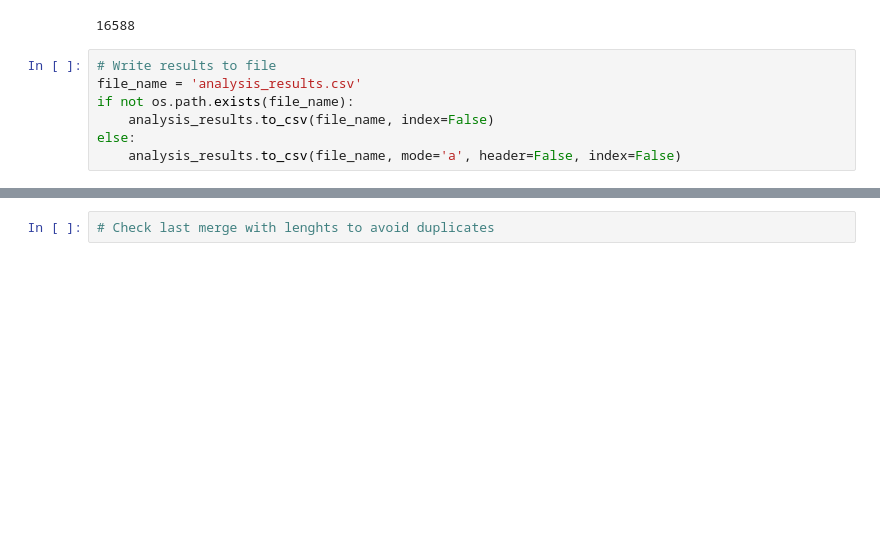
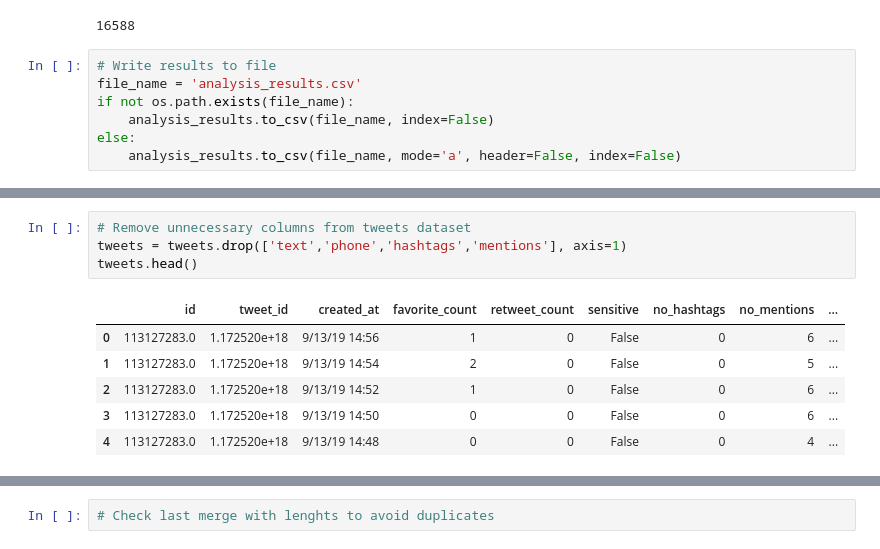
Before and after one commit to cpenalozag/TwitterNetwork, a Jupyter notebook: DataPreparation.ipynb, the cells around one changed output, grey strips where cells are left out. Drawn from its saved outputs; the diff is of its cells as text; blank space fills up the shorter version.

```diff
--- a/DataPreparation.ipynb
+++ b/DataPreparation.ipynb
@@ -325,0 +370,11 @@ else:
+# %%
+# Remove unnecessary columns from tweets dataset
+tweets = tweets.drop(['text','phone','hashtags','mentions'], axis=1)
+tweets.head()
+# %% [output]
+|  | id | tweet_id | created_at | favorite_count | retweet_count | sensitive | no_hashtags | no_mentions | ... |
+| 0 | 113127283.0 | 1.172520e+18 | 9/13/19 14:56 | 1 | 0 | False | 0 | 6 | ... |
+| 1 | 113127283.0 | 1.172520e+18 | 9/13/19 14:54 | 2 | 0 | False | 0 | 5 | ... |
+| 2 | 113127283.0 | 1.172520e+18 | 9/13/19 14:52 | 1 | 0 | False | 0 | 6 | ... |
+| 3 | 113127283.0 | 1.172520e+18 | 9/13/19 14:50 | 0 | 0 | False | 0 | 6 | ... |
+| 4 | 113127283.0 | 1.172520e+18 | 9/13/19 14:48 | 0 | 0 | False | 0 | 4 | ... |
```
Also changed, not shown: parts of 17 cells of this notebook, 3 other files.
